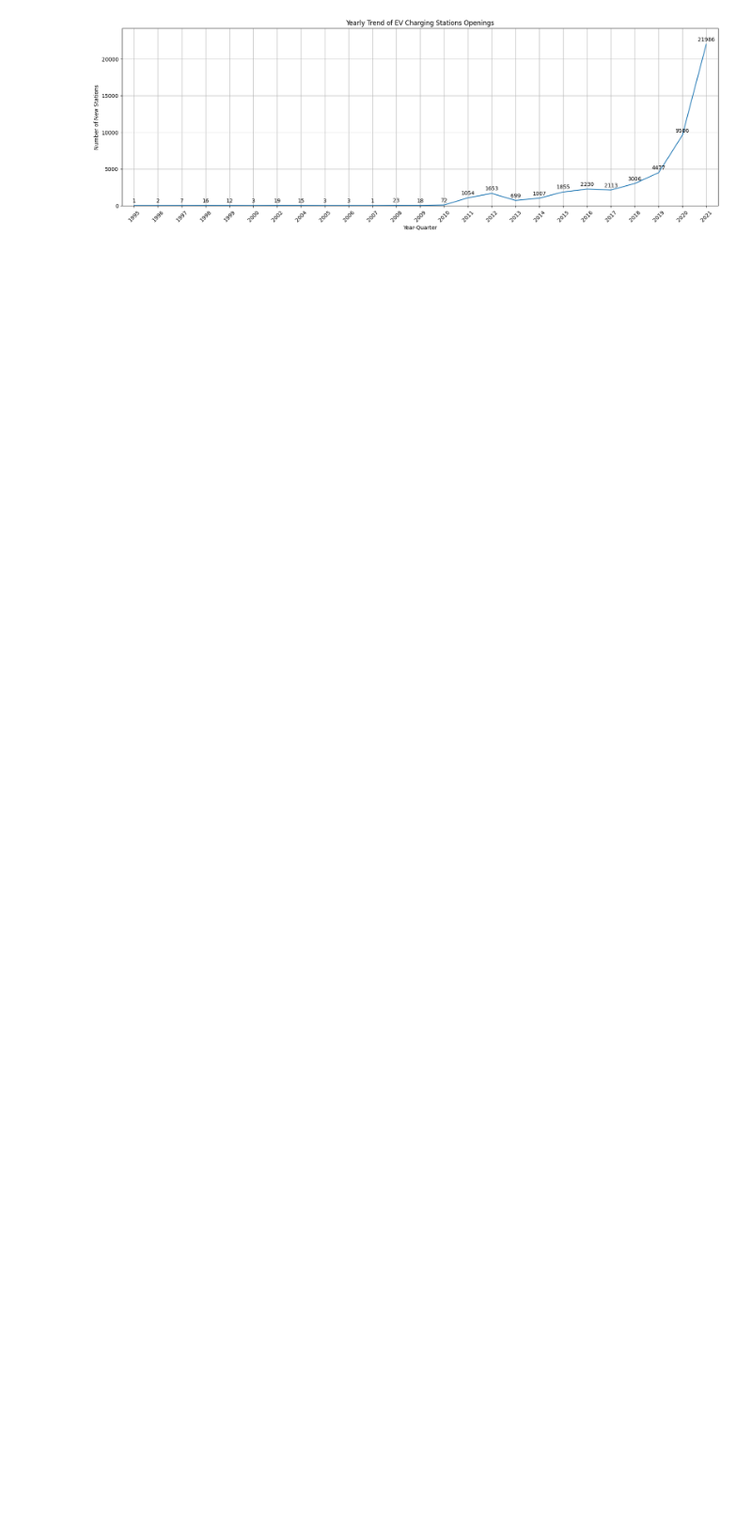
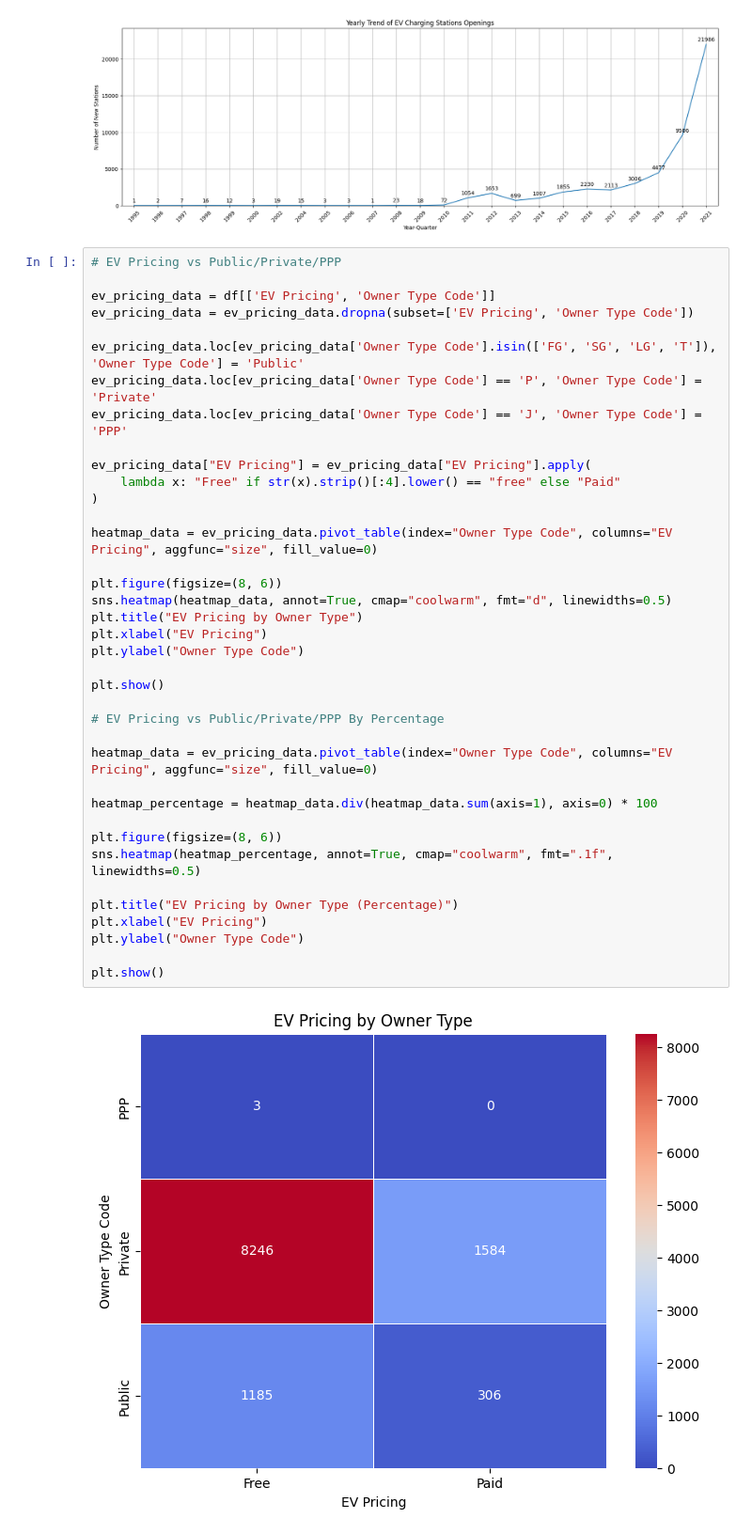
Before and after one commit to onetrue-6657/dataio2025, a Jupyter notebook: ev_stations.ipynb, the cells around one changed output. Shown at 94% size. Saved outputs shown, nothing was run; the diff lists cells and outputs as text; blank space fills up the shorter version.

```diff
--- a/ev_stations.ipynb
+++ b/ev_stations.ipynb
@@ -306,3 +394,43 @@ plt.grid(True)
 plt.show()
 # %% [output]
 [figure]
+# %%
+# EV Pricing vs Public/Private/PPP
+
+ev_pricing_data = df[['EV Pricing', 'Owner Type Code']]
+ev_pricing_data = ev_pricing_data.dropna(subset=['EV Pricing', 'Owner Type Code'])
+
+ev_pricing_data.loc[ev_pricing_data['Owner Type Code'].isin(['FG', 'SG', 'LG', 'T']), 'Owner Type Code'] = 'Public'
+ev_pricing_data.loc[ev_pricing_data['Owner Type Code'] == 'P', 'Owner Type Code'] = 'Private'
+ev_pricing_data.loc[ev_pricing_data['Owner Type Code'] == 'J', 'Owner Type Code'] = 'PPP'
+
+ev_pricing_data["EV Pricing"] = ev_pricing_data["EV Pricing"].apply(
+    lambda x: "Free" if str(x).strip()[:4].lower() == "free" else "Paid"
+)
+
+heatmap_data = ev_pricing_data.pivot_table(index="Owner Type Code", columns="EV Pricing", aggfunc="size", fill_value=0)
+
+plt.figure(figsize=(8, 6))
+sns.heatmap(heatmap_data, annot=True, cmap="coolwarm", fmt="d", linewidths=0.5)
+plt.title("EV Pricing by Owner Type")
+plt.xlabel("EV Pricing")
+plt.ylabel("Owner Type Code")
+
+plt.show()
+
+# EV Pricing vs Public/Private/PPP By Percentage
+
+heatmap_data = ev_pricing_data.pivot_table(index="Owner Type Code", columns="EV Pricing", aggfunc="size", fill_value=0)
+
+heatmap_percentage = heatmap_data.div(heatmap_data.sum(axis=1), axis=0) * 100
+
+plt.figure(figsize=(8, 6))
+sns.heatmap(heatmap_percentage, annot=True, cmap="coolwarm", fmt=".1f", linewidths=0.5)
+
+plt.title("EV Pricing by Owner Type (Percentage)")
+plt.xlabel("EV Pricing")
+plt.ylabel("Owner Type Code")
+
+plt.show()
+# %% [output]
+[figure, added]
```
Also changed, not shown: parts of 3 cells of this notebook, 5 other files.
